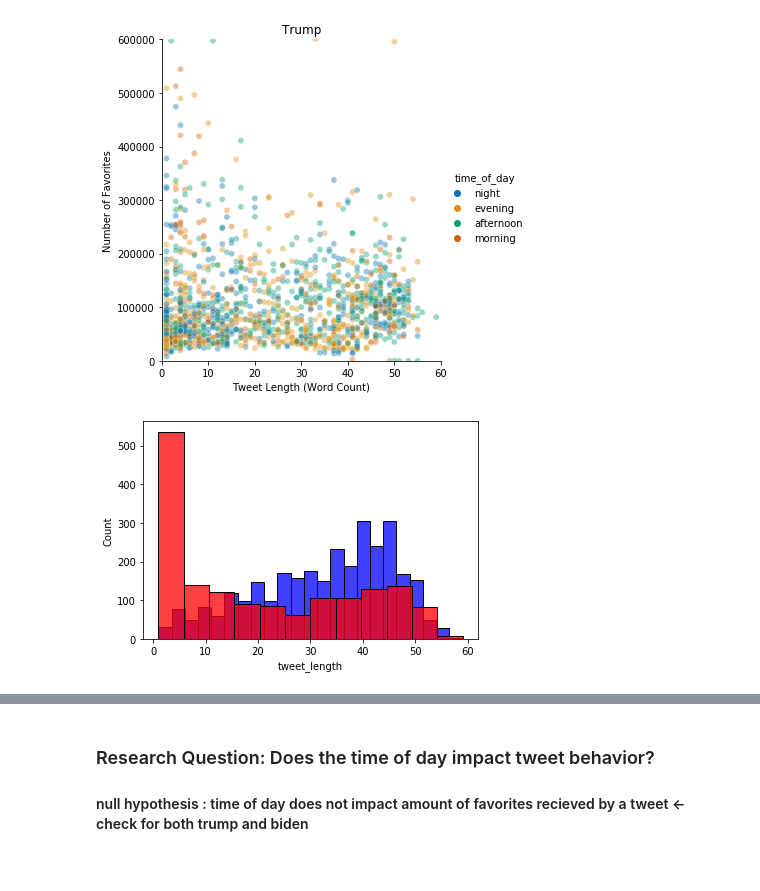
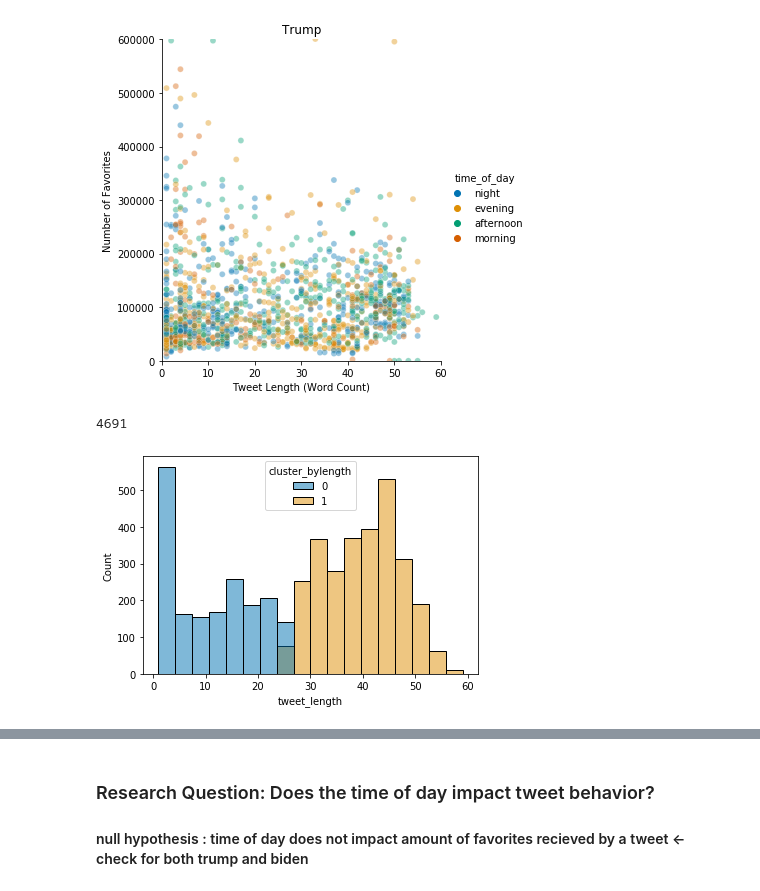
Before and after one commit to sunil-2000/Twitter-Data-Science-Project, a Jupyter notebook: sunil_analysis .ipynb, the cells around one changed output, grey strips where cells are left out. Drawn from its saved outputs; the diff is of its cells as text; code cells hidden in the pictures.

Commit message:
cluster analysis added

```diff
--- a/sunil_analysis .ipynb
+++ b/sunil_analysis .ipynb
@@ -123,10 +123,42 @@ plt.show()
 # %% [output]
 [figure]
 [figure]
-# %%
-# not included in cluster analysis, possibly do an analysis using tweet length
-sns.histplot(x="tweet_length", color = 'blue', data = biden)
-sns.histplot(x="tweet_length", color = 'red',data = trump)
-plt.show()
-# %% [output]
-[figure, removed]
+# %%
+# cluster analysis by clustering by time was not insightful, clusters generated seem to be determined by
+# amount of favourites / retweets recieved. Thus, cluster analysis by grouping by favourite / retweet count.
+from sklearn.cluster import KMeans
+# clustering = KMeans(n_clusters = 3)
+# combine = trump
+# cluster_labels = clustering.fit(biden[["tweet_length"]], trump[['tweet_length']]).labels_
+# biden['cluster'] = cluster_labels
+# biden.head()
+# biden['cluster'].value_counts()
+# sns.relplot(x='favourite_log', y = 'retweets_log', hue = 'cluster', data = biden)
+
+# assigne biden tweets a value of 1 and trump tweets value of 0
+biden['is_biden'] = 1
+trump['is_biden'] = 0
+combined_dfs = pd.concat([biden,trump])
+
+clustering = KMeans(n_clusters = 2)
+cluster_labels = clustering.fit(combined_dfs[['tweet_length']]).labels_
+print(len(cluster_labels))
+combined_dfs['cluster_bylength'] = cluster_labels
+
+# 2 parameters
+clustering2 = KMeans(n_clusters = 2)
+cluster_labels_fav_len = clustering2.fit(combined_dfs[['tweet_length', 'favourite']]).labels_
+combined_dfs['cluster_bylength_likes'] = cluster_labels_fav_len
+
+# multiple parameters <- recognize overfitting can occur as more variables added to prediction algorithm
+clustering3 = KMeans(n_clusters = 2)
+cluster_labels_mult = clustering3.fit(combined_dfs[['tweet_length', 'favourite', 'retweets']]).labels_
+combined_dfs['cluster_mult'] = cluster_labels_mult
+# %% [output]
+4691
+# %%
+# see mapping of clusters
+sns.histplot(x = 'tweet_length', hue = 'cluster_bylength', data = combined_dfs)
+plt.show()
+# %% [output]
+[figure, added]
```
Also changed, not shown: parts of 1 cell of this notebook, 1 other file.
